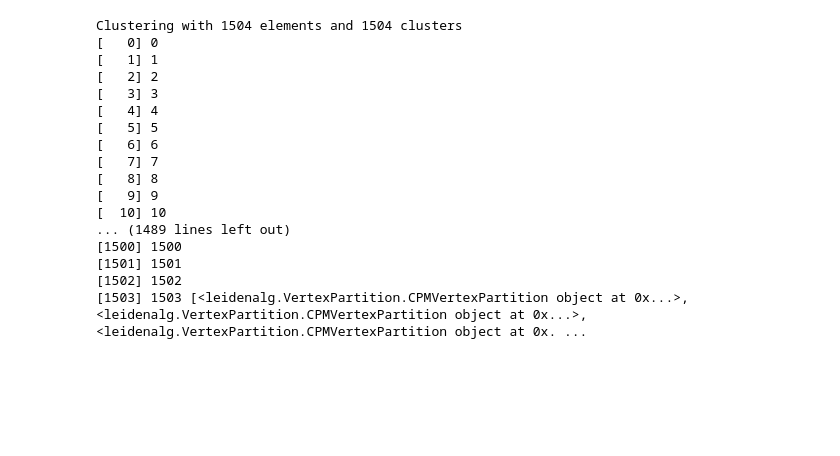
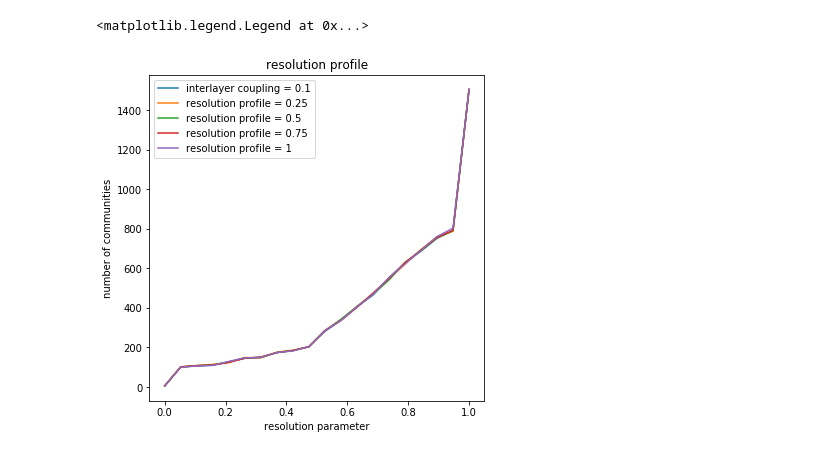
Before and after one commit to ulgenklc/temporal_network_analysis, a Jupyter notebook: Exp.ipynb, the cells around one changed output. Saved outputs shown, nothing was run; the diff lists cells and outputs as text; code cells hidden in the pictures; blank space fills up the shorter version.

Commit message:
Add files via upload
ran the Leiden community detection, created resolution profiles

```diff
--- a/Exp.ipynb
+++ b/Exp.ipynb
@@ -322,26 +356,7 @@ for i in range(binned_spikes.shape[2]):
 # %%
+##TN- directed full temporal
+##TNU- undirected full temporal
 TN = temporal_network(n, t, data = 'list__adjacency', list_adjacency = adjacency_matrices, omega = 1, kind= 'ordinal')
+TNU = temporal_network(n, t, data = 'list__adjacency', list_adjacency = upper_adjacency_matrices, omega = 1, kind= 'ordinal')
 # %%
 #TN.supra_adjacency,len(TN.list_adjacency),len(TN.edgelist)
-# %%
-diff= TN.leiden(res=0.1)
-part, int_part = TN.create_igraph(omega = 0.1)
-print(int_part,part)
-# %% [output]
-Clustering with 1504 elements and 1504 clusters
-[   0] 0
-[   1] 1
-[   2] 2
-[   3] 3
-[   4] 4
-[   5] 5
-[   6] 6
-[   7] 7
-[   8] 8
-[   9] 9
-[  10] 10
-... (1489 lines left out)
-[1500] 1500
-[1501] 1501
-[1502] 1502
-[1503] 1503 [<leidenalg.VertexPartition.CPMVertexPartition object at 0x...>, <leidenalg.VertexPartition.CPMVertexPartition object at 0x...>, <leidenalg.VertexPartition.CPMVertexPartition object at 0x. ...
@@ -347,0 +366,39 @@ Clustering with 1504 elements and 1504 clusters
+# %%
+resolutions = np.linspace(0,1,20)
+comm_sizeU0 = []
+comm_sizeU1 = []
+comm_sizeU2 = []
+comm_sizeU3 = []
+comm_sizeU4 = []
+for i in resolutions:
+    diffU0, partsU0, inter_partsU0 = TNU.leiden(igraphs,0.1,i)
+    c_sizeU0 = len(TNU.membership(inter_partsU0))
+    comm_sizeU0.append(c_sizeU0)
+    diffU1, partsU1, inter_partsU1 = TNU.leiden(igraphs,0.25,i)
+    c_sizeU1 = len(TNU.membership(inter_partsU1))
+    comm_sizeU1.append(c_sizeU1)
+    diffU2, partsU2, inter_partsU2 = TNU.leiden(igraphs,0.5,i)
+    c_sizeU2 = len(TNU.membership(inter_partsU2))
+    comm_sizeU2.append(c_sizeU2)
+    diffU3, partsU3, inter_partsU3 = TNU.leiden(igraphs,0.75,i)
+    c_sizeU3 = len(TNU.membership(inter_partsU3))
+    comm_sizeU3.append(c_sizeU3)
+    diffU4, partsU4, inter_partsU4 = TNU.leiden(igraphs,1,i)
+    c_sizeU4 = len(TNU.membership(inter_partsU4))
+    comm_sizeU4.append(c_sizeU4)
+# %%
+fig,ax=plt.subplots(1,1,figsize=(6,6))
+ax.plot(resolutions,comm_sizeU0,label='interlayer coupling = 0.1')
+ax.plot(resolutions,comm_sizeU1,label='resolution profile = 0.25')
+ax.plot(resolutions,comm_sizeU2,label='resolution profile = 0.5')
+ax.plot(resolutions,comm_sizeU3,label='resolution profile = 0.75')
+ax.plot(resolutions,comm_sizeU4,label='resolution profile = 1')
+
+ax.set_title('resolution profile')
+ax.set_xlabel('resolution parameter')
+ax.set_ylabel('number of communities')
+
+plt.legend()
+# %% [output]
+<matplotlib.legend.Legend at 0x...>
+[figure, added]
```
Also changed, not shown: parts of 11 cells of this notebook, 1 other file.
